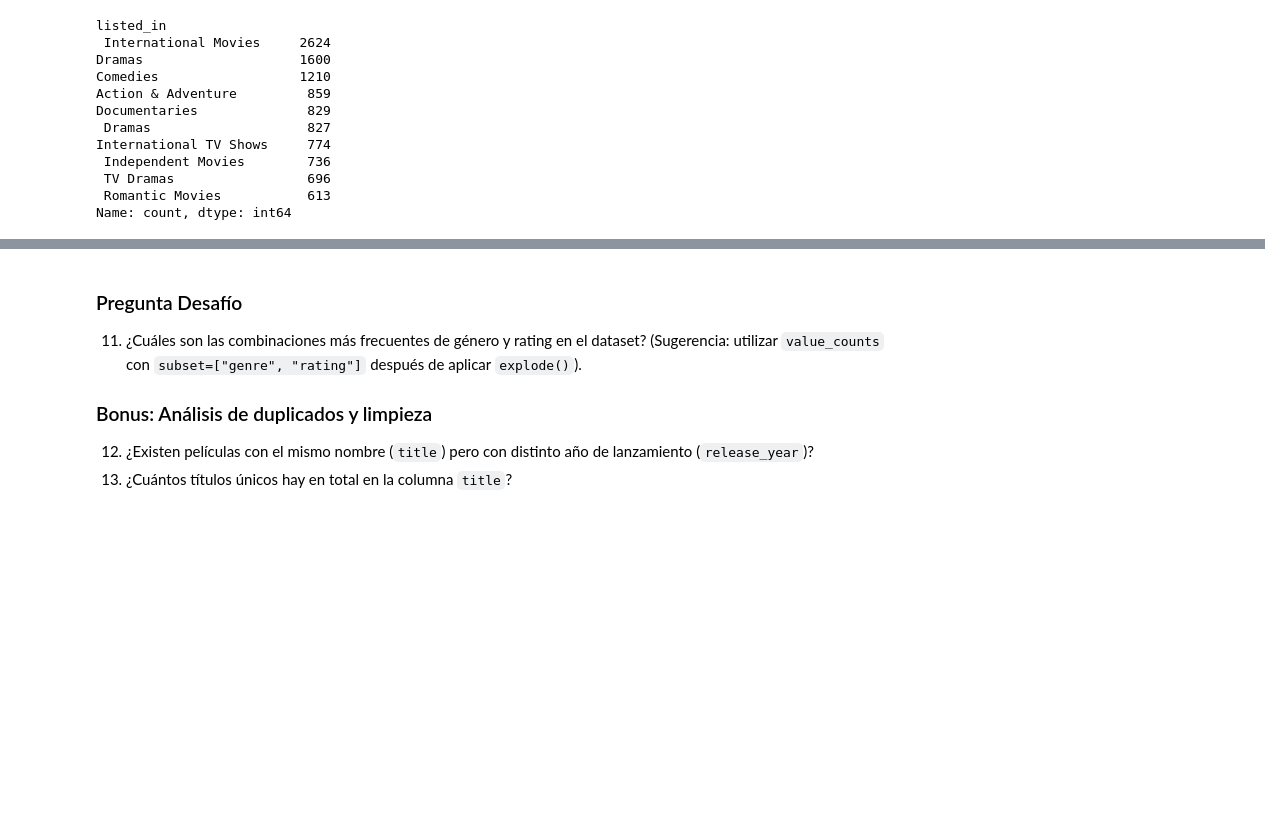
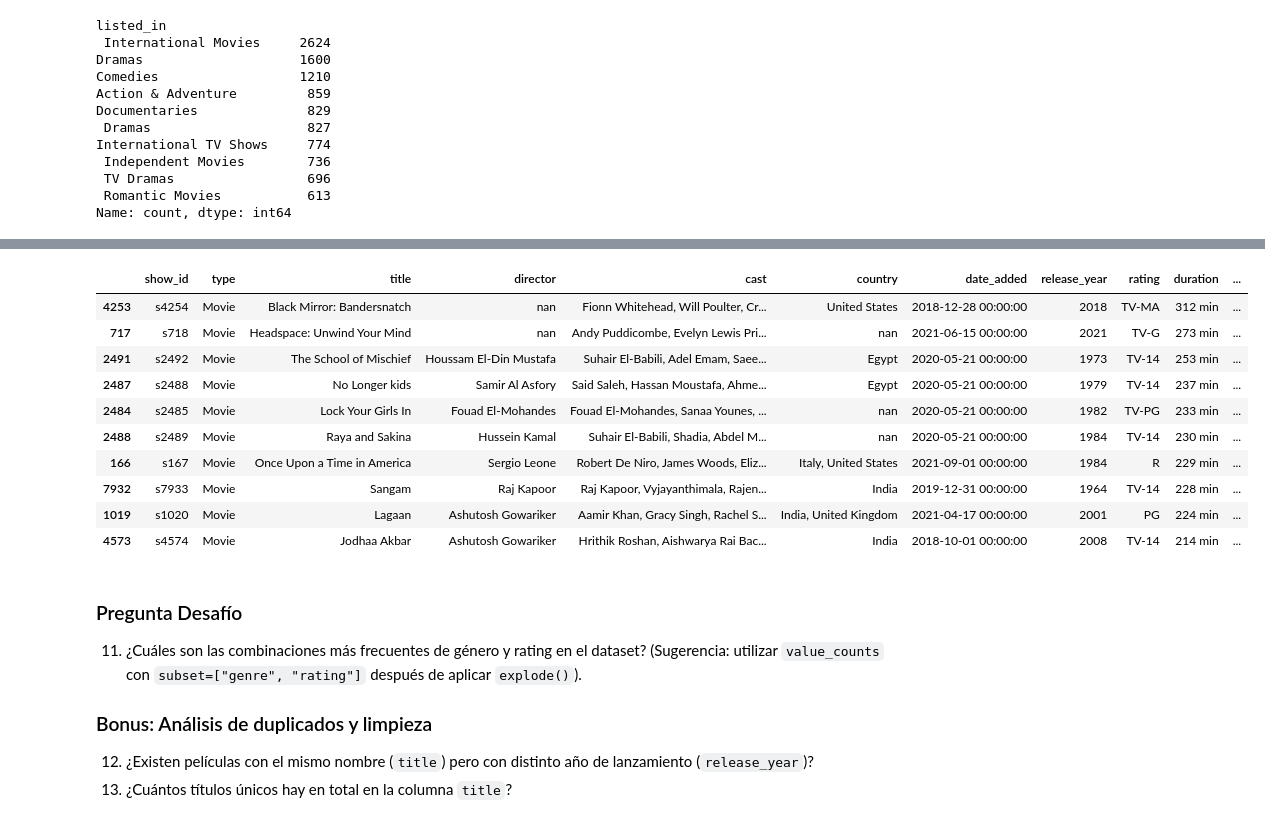
Before and after one commit to DiegoCherry/Mat-306, a Jupyter notebook: docs/codes/labs/lab_03.ipynb, the cells around one changed output, grey strips where cells are left out. Saved outputs shown, nothing was run; the diff lists cells and outputs as text; code cells hidden in the pictures; blank space fills up the shorter version.

```diff
--- a/docs/codes/labs/lab_03.ipynb
+++ b/docs/codes/labs/lab_03.ipynb
@@ -213,0 +287,20 @@ df["Contenido_largo"] = df.mask(df["duration"])
+# %%
+
+#df_movies
+
+top10_movies = df_movies.sort_values("duration_min", ascending=False).head(10)
+
+# Resaltar fila completa de cada película
+top10_movies.style.apply(lambda x: ["background-color: brown" for _ in x], axis=1)
+# %% [output]
+|  | show_id | type | title | director | cast | country | date_added | release_year | rating | duration | ... |
+| 4253 | s4254 | Movie | Black Mirror: Bandersnatch | nan | Fionn Whitehead, Will Poulter, Cr... | United States | 2018-12-28 00:00:00 | 2018 | TV-MA | 312 min | ... |
+| 717 | s718 | Movie | Headspace: Unwind Your Mind | nan | Andy Puddicombe, Evelyn Lewis Pri... | nan | 2021-06-15 00:00:00 | 2021 | TV-G | 273 min | ... |
+| 2491 | s2492 | Movie | The School of Mischief | Houssam El-Din Mustafa | Suhair El-Babili, Adel Emam, Saee... | Egypt | 2020-05-21 00:00:00 | 1973 | TV-14 | 253 min | ... |
+| 2487 | s2488 | Movie | No Longer kids | Samir Al Asfory | Said Saleh, Hassan Moustafa, Ahme... | Egypt | 2020-05-21 00:00:00 | 1979 | TV-14 | 237 min | ... |
+| 2484 | s2485 | Movie | Lock Your Girls In | Fouad El-Mohandes | Fouad El-Mohandes, Sanaa Younes, ... | nan | 2020-05-21 00:00:00 | 1982 | TV-PG | 233 min | ... |
+| 2488 | s2489 | Movie | Raya and Sakina | Hussein Kamal | Suhair El-Babili, Shadia, Abdel M... | nan | 2020-05-21 00:00:00 | 1984 | TV-14 | 230 min | ... |
+| 166 | s167 | Movie | Once Upon a Time in America | Sergio Leone | Robert De Niro, James Woods, Eliz... | Italy, United States | 2021-09-01 00:00:00 | 1984 | R | 229 min | ... |
+| 7932 | s7933 | Movie | Sangam | Raj Kapoor | Raj Kapoor, Vyjayanthimala, Rajen... | India | 2019-12-31 00:00:00 | 1964 | TV-14 | 228 min | ... |
+| 1019 | s1020 | Movie | Lagaan | Ashutosh Gowariker | Aamir Khan, Gracy Singh, Rachel S... | India, United Kingdom | 2021-04-17 00:00:00 | 2001 | PG | 224 min | ... |
+| 4573 | s4574 | Movie | Jodhaa Akbar | Ashutosh Gowariker | Hrithik Roshan, Aishwarya Rai Bac... | India | 2018-10-01 00:00:00 | 2008 | TV-14 | 214 min | ... |
```
Also changed, not shown: parts of 17 cells of this notebook.
